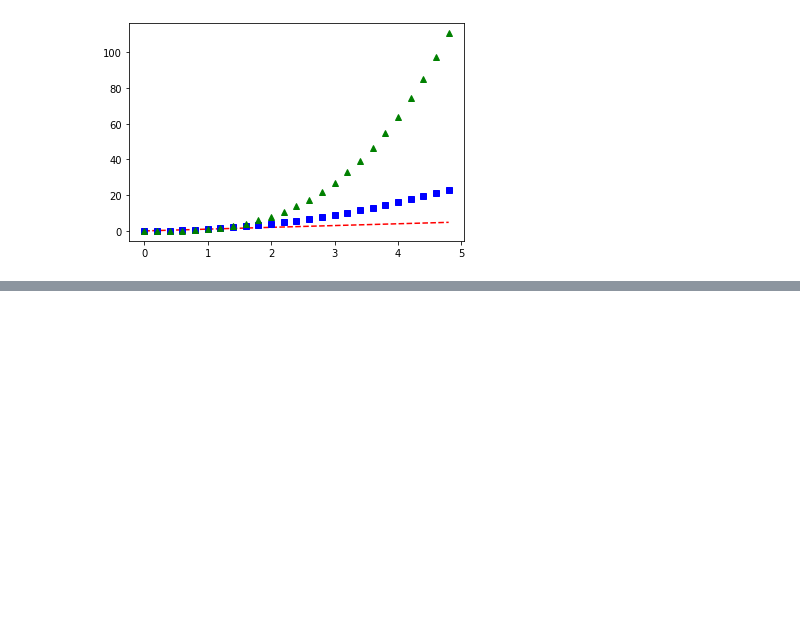
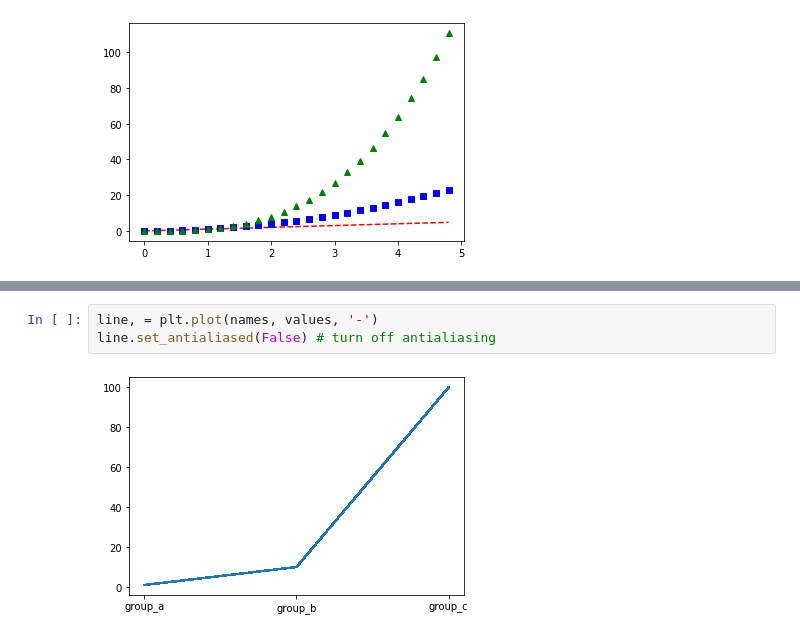
Before and after one commit to JesseZhuang/Python, a Jupyter notebook: data_processing/plotting.ipynb, the cells around one changed output, grey strips where cells are left out. Cells and saved outputs as stored; diff of their text form; blank space fills up the shorter version.

```diff
--- a/data_processing/plotting.ipynb
+++ b/data_processing/plotting.ipynb
@@ -90,0 +114,5 @@ array: [0.  0.2 0.4 0.6 0.8 1.  1.2 1.4 1.6 1.8 2.  2.2 2.4 2.6 2.8 3.  3.2 3.4
+# %%
+line, = plt.plot(names, values, '-')
+line.set_antialiased(False) # turn off antialiasing
+# %% [output]
+[figure, added]
```
Also changed, not shown: parts of 8 cells of this notebook.
